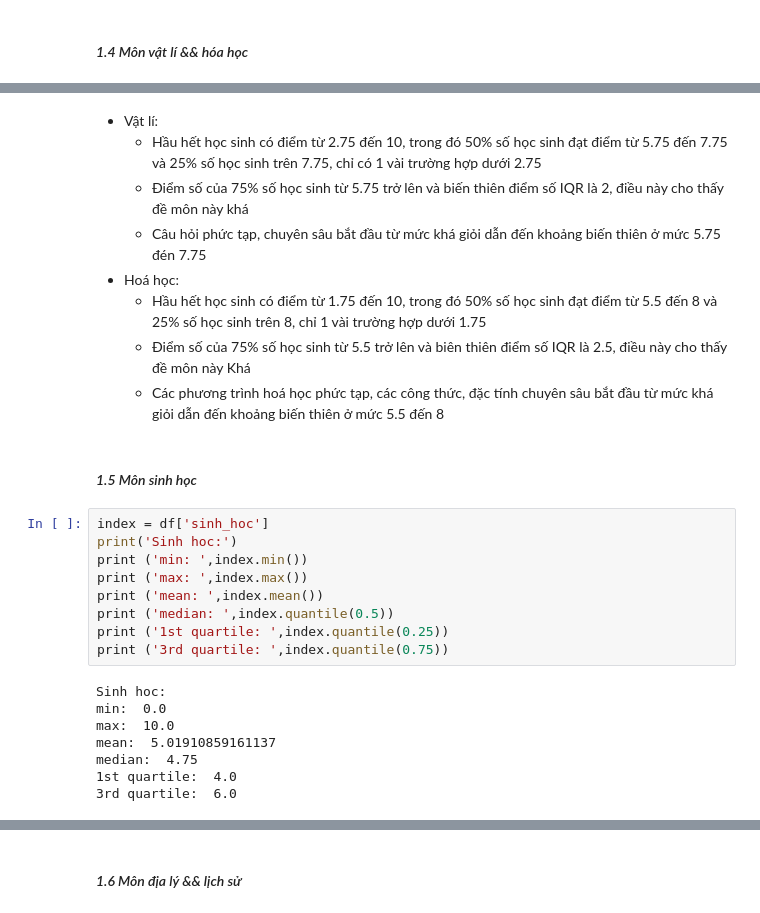
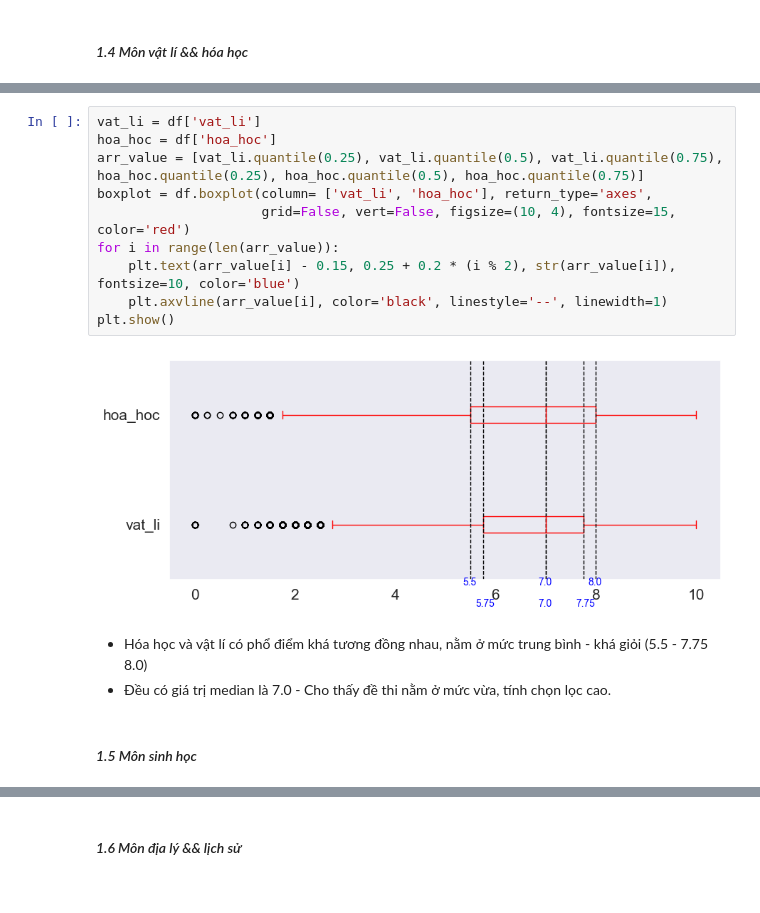
Before and after one commit to ntp-shin/Introduction_to_Data_Science, a Jupyter notebook: 1_Distribution.ipynb, the cells around one changed output, grey strips where cells are left out. Cells and saved outputs as stored; diff of their text form.

```diff
--- a/1_Distribution.ipynb
+++ b/1_Distribution.ipynb
@@ -133,28 +99,17 @@ median:  7.0
-# %% [markdown]
-- Vật lí:
-    - Hầu hết học sinh có điểm từ 2.75 đến 10, trong đó 50% số học sinh đạt điểm từ 5.75 đến 7.75 và 25% số học sinh trên 7.75, chỉ có 1 vài trường hợp dưới 2.75
-    - Điểm số của 75% số học sinh từ 5.75 trở lên và biến thiên điểm số IQR là 2, điều này cho thấy đề môn này khá
-    - Câu hỏi phức tạp, chuyên sâu bắt đầu từ mức khá giỏi dẫn đến khoảng biến thiên ở mức 5.75 đén 7.75
-- Hoá học:
-    - Hầu hết học sinh có điểm từ 1.75 đến 10, trong đó 50% số học sinh đạt điểm từ 5.5 đến 8 và 25% số học sinh trên 8, chỉ 1 vài trường hợp dưới 1.75
-    - Điểm số của 75% số học sinh từ 5.5 trở lên và biên thiên điểm số IQR là 2.5, điều này cho thấy đề môn này Khá
-    - Các phương trình hoá học phức tạp, các công thức, đặc tính chuyên sâu bắt đầu từ mức khá giỏi dẫn đến khoảng biến thiên ở mức 5.5 đến 8
+# %%
+vat_li = df['vat_li']
+hoa_hoc = df['hoa_hoc']
+arr_value = [vat_li.quantile(0.25), vat_li.quantile(0.5), vat_li.quantile(0.75), hoa_hoc.quantile(0.25), hoa_hoc.quantile(0.5), hoa_hoc.quantile(0.75)]
+boxplot = df.boxplot(column= ['vat_li', 'hoa_hoc'], return_type='axes',
+                     grid=False, vert=False, figsize=(10, 4), fontsize=15, color='red')
+for i in range(len(arr_value)):
+    plt.text(arr_value[i] - 0.15, 0.25 + 0.2 * (i % 2), str(arr_value[i]), fontsize=10, color='blue')
+    plt.axvline(arr_value[i], color='black', linestyle='--', linewidth=1)
+plt.show()
+# %% [output]
+[figure, added]
+# %% [markdown]
+- Hóa học và vật lí có phổ điểm khá tương đồng nhau, nằm ở mức trung bình - khá giỏi (5.5 - 7.75 8.0)
+- Đều có giá trị median là 7.0 - Cho thấy đề thi nằm ở mức vừa, tính chọn lọc cao.
 # %% [markdown]
 #### *1.5 Môn sinh học*
-# %%
-index = df['sinh_hoc']
-print('Sinh hoc:')
-print ('min: ',index.min())
-print ('max: ',index.max())
-print ('mean: ',index.mean())
-print ('median: ',index.quantile(0.5))
-print ('1st quartile: ',index.quantile(0.25))
-print ('3rd quartile: ',index.quantile(0.75))
-# %% [output]
-Sinh hoc:
-min:  0.0
-max:  10.0
-mean:  5.01910859161137
-median:  4.75
-1st quartile:  4.0
-3rd quartile:  6.0
```
Also changed, not shown: parts of 66 cells of this notebook.
